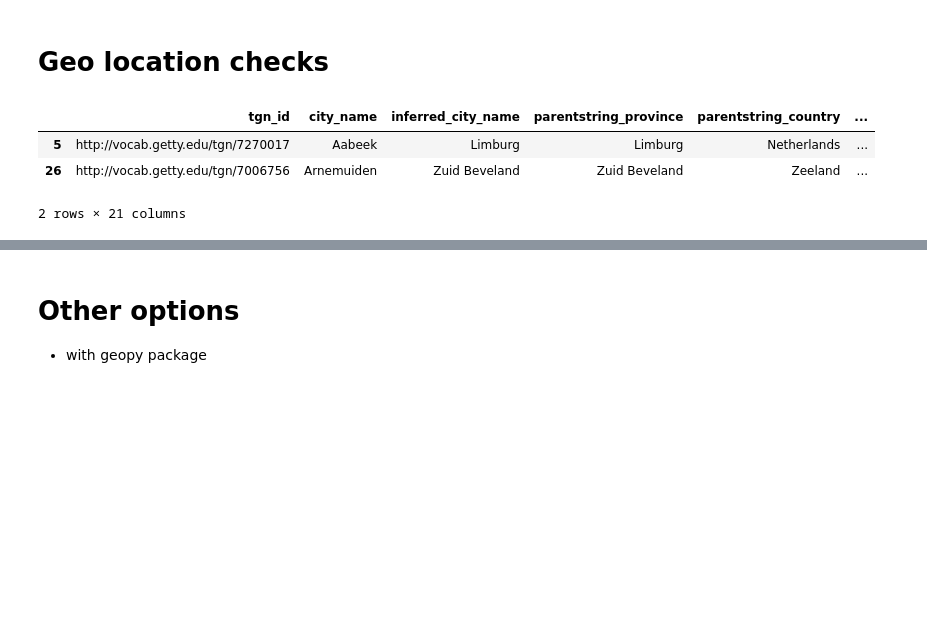
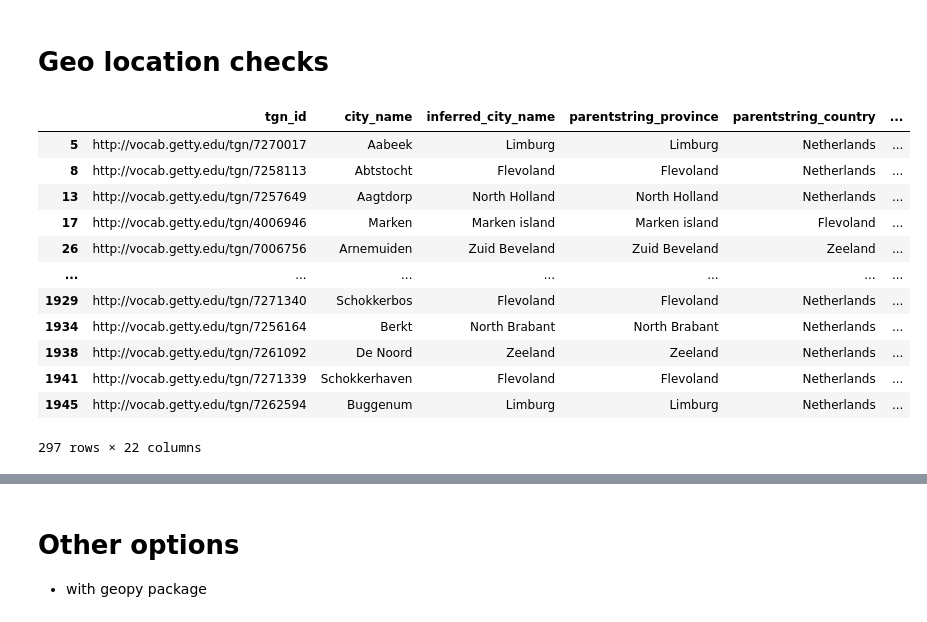
Before and after one commit to velvetbulldozer/getty_ulan, a Jupyter notebook: getty_check_tgn.ipynb, the cells around one changed output, grey strips where cells are left out. Saved outputs shown, nothing was run; the diff lists cells and outputs as text; code cells hidden in the pictures; blank space fills up the shorter version.

```diff
--- a/getty_check_tgn.ipynb
+++ b/getty_check_tgn.ipynb
@@ -312,7 +334,7 @@ pools = mp.cpu_count()
 thread_pool = ThreadPoolExecutor(max_workers=pools, thread_name_prefix = 'thread')
 
 # reate futures
-futures = [thread_pool.submit(get_country, df_nl, i) for i in range(len(df_nl))]
+futures = [thread_pool.submit(get_country, df_nl, i) for i in range(len())]
 
 # submit tasks
 results = [future.result() for future in tqdm(futures, total=len(futures), desc='find reverse geo codes')]
@@ -321,7 +343,7 @@ results = [future.result() for future in tqdm(futures, total=len(futures), desc=
 df_geo_data = parse_reverse_geo_lookup(results)
 
 # merge results geo lookop with main tgn dataset
-df_nl = (pd.merge(df_nl, df_geo_data, left_on='tgn_id', right_on='tgn_id_lookup', how='left')
+ = (pd.merge(df_nl, df_geo_data, left_on='tgn_id', right_on='tgn_id_lookup', how='left')
          .drop(columns=['tgn_id_lookup'])
          )
 
@@ -353,6 +375,9 @@ df_nl = data_haversine_tuple_creator(df_nl)
 # measures differences between two geo locations
 df_nl = haversine_distance_calculator(df_nl)
 
+# diff between lots and lats combinations
+df_nl = lon_lat_diff(df_nl)
+
 df_nl.head()
 # %% [output]
 Loading formatted geocoded file...
@@ -366,4 +399,3 @@ Loading formatted geocoded file...
-# %%
-df_nl['lat_diff'] = ''
-for i in tqdm(range(len(df_nl)), total=len(df_nl), desc='find geo info based on city names'):
-    df_nl['lat_diff'].iloc[i] = float(df_nl['query_look_up'][i][0]) - float(df_nl['query_city_geo_data'][i][0])
+# %%
+df_nl = lon_lat_diff(df_nl)
+df_nl.head()
@@ -375,9 +415,18 @@ with open(f'data_dumps/{filename_excel_export}.pickle', 'wb') as handle:
 # %% [markdown]
 # Geo location checks
 # %%
-df_nl[(df_nl['km_difference'] > 5) & (df_nl['query_look_up'].astype(str).str.contains('52') == False)]
+df_nl[(df_nl['km_difference'] > 5)]
 # %% [output]
 |  | tgn_id | city_name | inferred_city_name | parentstring_province | parentstring_country | ... |
 | 5 | http://vocab.getty.edu/tgn/7270017 | Aabeek | Limburg | Limburg | Netherlands | ... |
+| 8 | http://vocab.getty.edu/tgn/7258113 | Abtstocht | Flevoland | Flevoland | Netherlands | ... |
+| 13 | http://vocab.getty.edu/tgn/7257649 | Aagtdorp | North Holland | North Holland | Netherlands | ... |
+| 17 | http://vocab.getty.edu/tgn/4006946 | Marken | Marken island | Marken island | Flevoland | ... |
 | 26 | http://vocab.getty.edu/tgn/7006756 | Arnemuiden | Zuid Beveland | Zuid Beveland | Zeeland | ... |
+| ... | ... | ... | ... | ... | ... | ... |
+| 1929 | http://vocab.getty.edu/tgn/7271340 | Schokkerbos | Flevoland | Flevoland | Netherlands | ... |
+| 1934 | http://vocab.getty.edu/tgn/7256164 | Berkt | North Brabant | North Brabant | Netherlands | ... |
+| 1938 | http://vocab.getty.edu/tgn/7261092 | De Noord | Zeeland | Zeeland | Netherlands | ... |
+| 1941 | http://vocab.getty.edu/tgn/7271339 | Schokkerhaven | Flevoland | Flevoland | Netherlands | ... |
+| 1945 | http://vocab.getty.edu/tgn/7262594 | Buggenum | Limburg | Limburg | Netherlands | ... |
-2 rows × 21 columns
+297 rows × 22 columns
```
Also changed, not shown: parts of 6 cells of this notebook.
